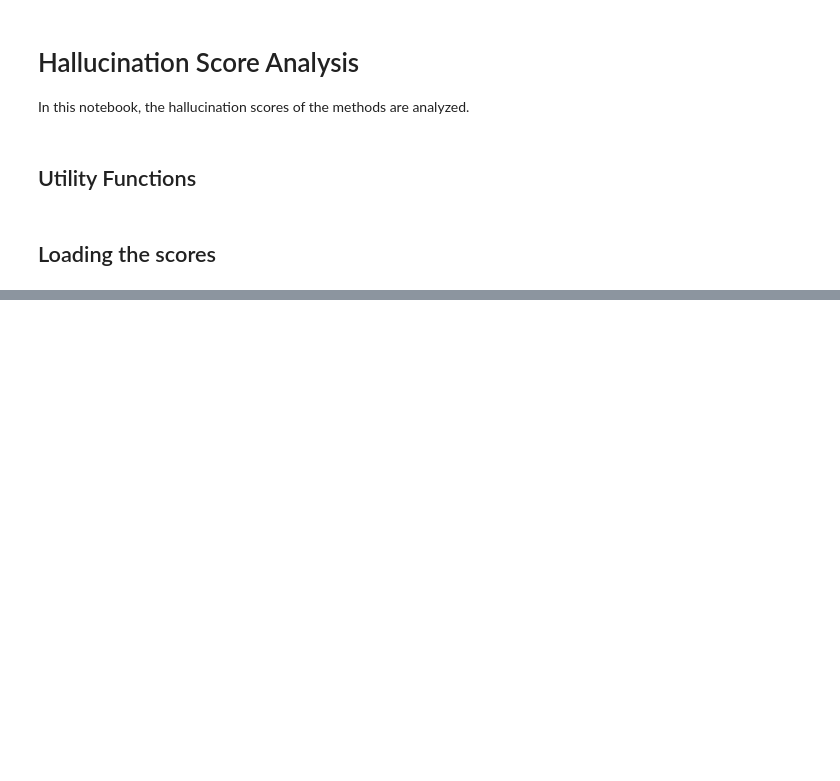
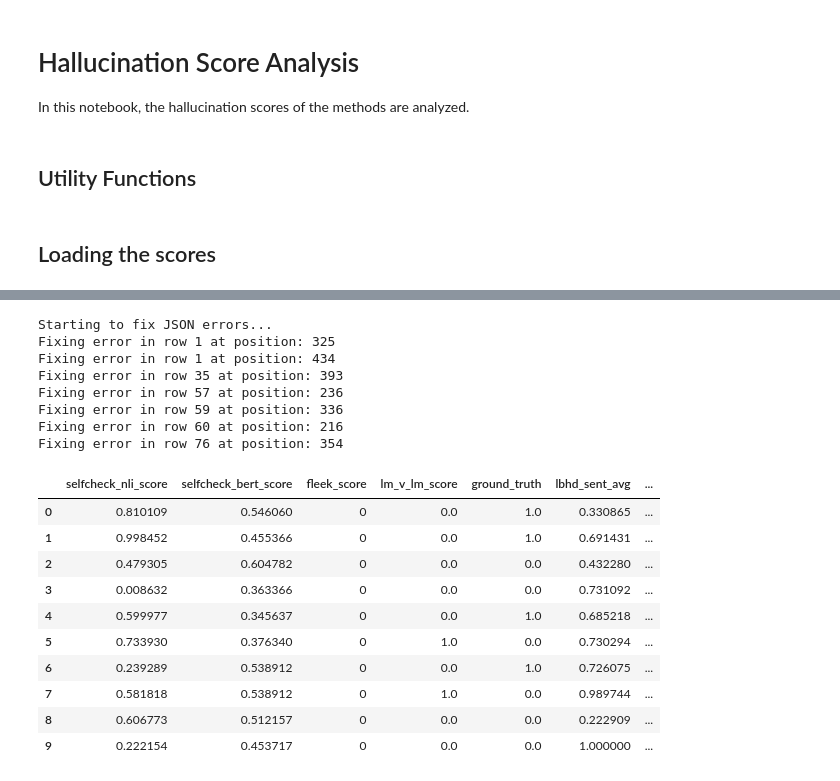
Before and after one commit to SimonB97/halu-detect-eval, a Jupyter notebook: analysis.ipynb, the cells around one changed output, grey strips where cells are left out. Saved outputs shown, nothing was run; the diff lists cells and outputs as text; code cells hidden in the pictures; blank space fills up the shorter version.

```diff
--- a/analysis.ipynb
+++ b/analysis.ipynb
@@ -55,0 +178,25 @@ test_df.head()
+# %%
+# process LBHD scores
+test_df = fix_json_errors(test_df)
+test_df = process_lbhd_scores(test_df)   # aggregate concept-level scores and normalize (min-max)
+test_df.head(10)
+# %% [output]
+Starting to fix JSON errors...
+Fixing error in row 1 at position: 325
+Fixing error in row 1 at position: 434
+Fixing error in row 35 at position: 393
+Fixing error in row 57 at position: 236
+Fixing error in row 59 at position: 336
+Fixing error in row 60 at position: 216
+Fixing error in row 76 at position: 354
+|  | selfcheck_nli_score | selfcheck_bert_score | fleek_score | lm_v_lm_score | ground_truth | lbhd_sent_avg | ... |
+| 0 | 0.810109 | 0.546060 | 0 | 0.0 | 1.0 | 0.330865 | ... |
+| 1 | 0.998452 | 0.455366 | 0 | 0.0 | 1.0 | 0.691431 | ... |
+| 2 | 0.479305 | 0.604782 | 0 | 0.0 | 0.0 | 0.432280 | ... |
+| 3 | 0.008632 | 0.363366 | 0 | 0.0 | 0.0 | 0.731092 | ... |
+| 4 | 0.599977 | 0.345637 | 0 | 0.0 | 1.0 | 0.685218 | ... |
+| 5 | 0.733930 | 0.376340 | 0 | 1.0 | 0.0 | 0.730294 | ... |
+| 6 | 0.239289 | 0.538912 | 0 | 0.0 | 1.0 | 0.726075 | ... |
+| 7 | 0.581818 | 0.538912 | 0 | 1.0 | 0.0 | 0.989744 | ... |
+| 8 | 0.606773 | 0.512157 | 0 | 0.0 | 0.0 | 0.222909 | ... |
+| 9 | 0.222154 | 0.453717 | 0 | 0.0 | 0.0 | 1.000000 | ... |
```
Also changed, not shown: parts of 5 cells of this notebook, 5 other files.
